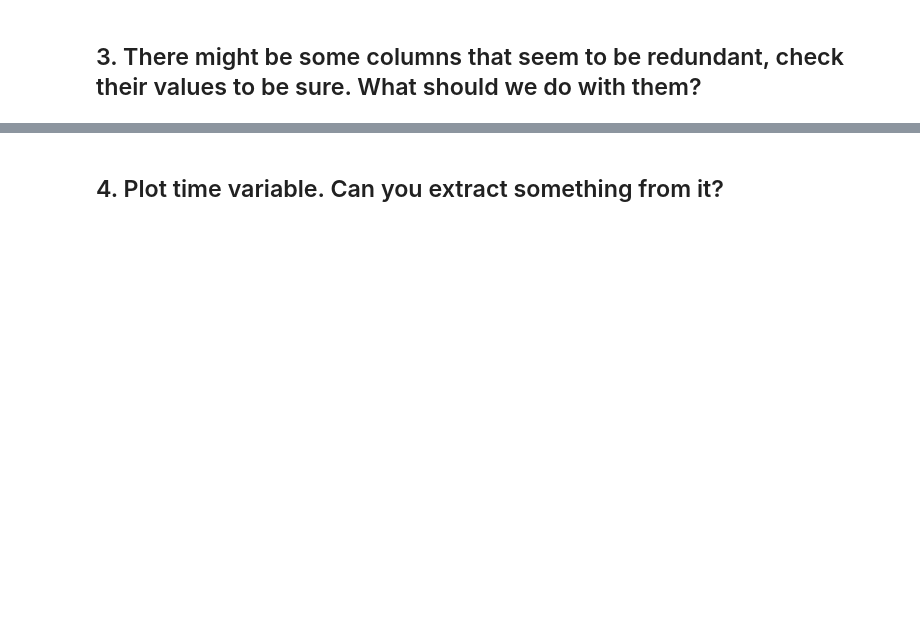
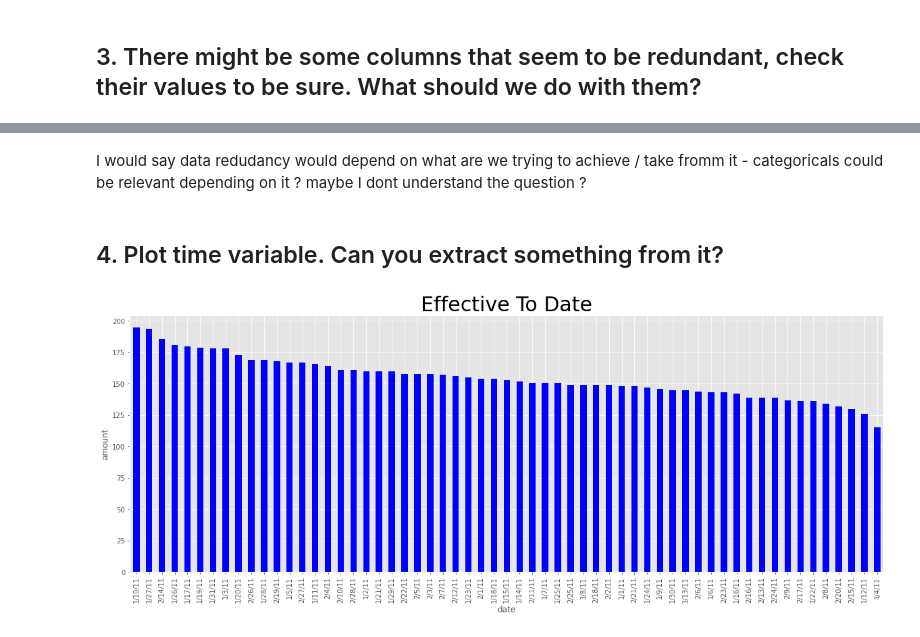
Before and after one commit to Ironhack-Data-0621-Remote/lab-feature-extraction, a Jupyter notebook: Solutions.ipynb, the cells around one changed output, grey strips where cells are left out. Drawn from its saved outputs; the diff is of its cells as text; code cells hidden in the pictures; blank space fills up the shorter version.

```diff
--- a/Solutions.ipynb
+++ b/Solutions.ipynb
@@ -16,2 +93,14 @@ categoricals.head()
+# %% [markdown]
+I would say data redudancy would depend on what are we trying to achieve / take fromm it - categoricals could be relevant depending on it ?
+maybe I dont understand the question ?
 # %% [markdown]
 ## 4. Plot time variable. Can you extract something from it?
+# %%
+plt.style.use('ggplot')
+categoricals['Effective To Date'].value_counts().head(80).plot.bar(color = 'blue', figsize = (20, 7))
+plt.title('Effective To Date', fontsize = 30, fontweight = 20)
+plt.xlabel('date')
+plt.ylabel('amount')
+plt.show()
+# %% [output]
+[figure, added]
```
Also changed, not shown: parts of 8 cells of this notebook.
